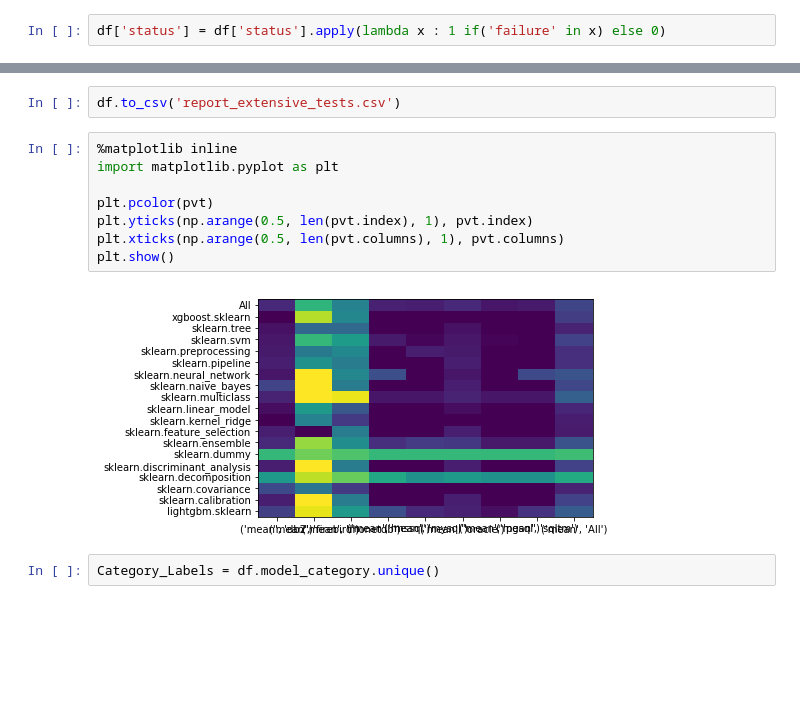
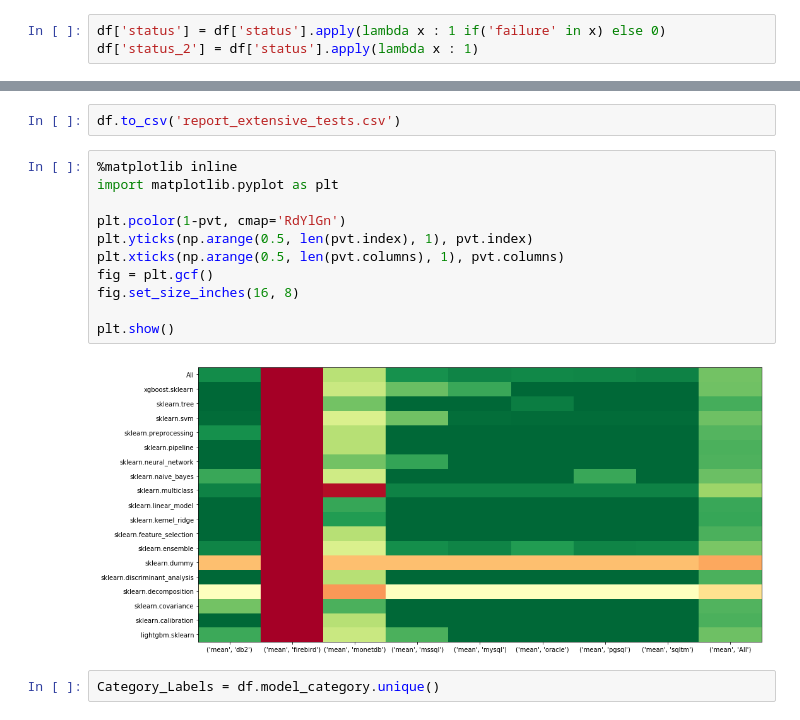
Before and after one commit to mllite/sklearn2sql_heroku, a Jupyter notebook: Quality/extensive_tests-debrief.ipynb, the cells around one changed output, grey strips where cells are left out. Saved outputs shown, nothing was run; the diff lists cells and outputs as text; blank space fills up the shorter version.

```diff
--- a/Quality/extensive_tests-debrief.ipynb
+++ b/Quality/extensive_tests-debrief.ipynb
@@ -207,6 +223,7 @@ df.head()
 | 4 | LGBMClassifier | 'db2', | 'db2+ibm_db://db:db@localhost:500... | 'success', | SUCCESS | lightgbm.sklearn |
 # %%
 df['status'] = df['status'].apply(lambda x : 1 if('failure' in x) else 0)
+df['status_2'] = df['status'].apply(lambda x : 1)
 # %%
 def strip_punc(x):
     x = x .replace("'" , "")
@@ -245,13 +286,16 @@ df.to_csv('report_extensive_tests.csv')
 # %%
 %matplotlib inline
 import matplotlib.pyplot as plt
 
-plt.pcolor(pvt)
+plt.pcolor(1-pvt, cmap='RdYlGn')
 plt.yticks(np.arange(0.5, len(pvt.index), 1), pvt.index)
 plt.xticks(np.arange(0.5, len(pvt.columns), 1), pvt.columns)
+fig = plt.gcf()
+fig.set_size_inches(16, 8)
+
 plt.show()
 # %% [output]
-[figure, old version]
+[figure, new version]
 # %%
 Category_Labels = df.model_category.unique()
 # %%
```
Also changed, not shown: parts of 9 cells of this notebook, 2 other files.
